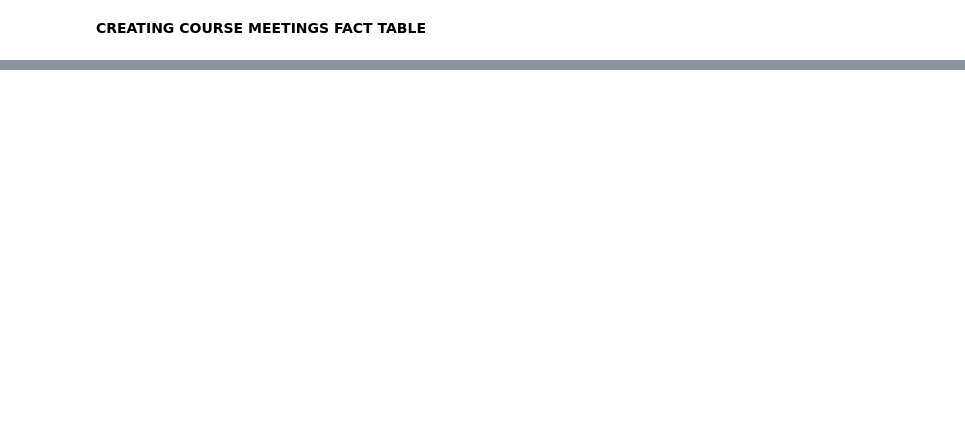
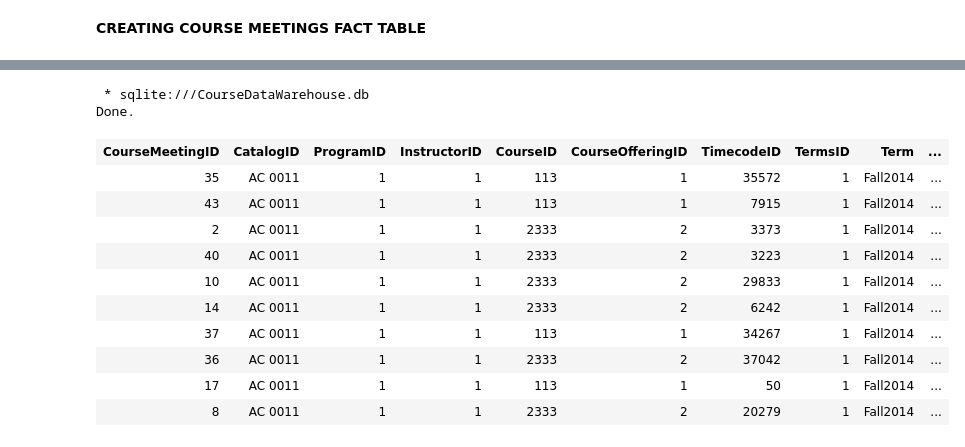
Before and after one commit to fairfield-ba510-spring2020/term-project-teamgamecancelled, a Jupyter notebook: CourseDataWarehouse.ipynb, the cells around one changed output, grey strips where cells are left out. Saved outputs shown, nothing was run; the diff lists cells and outputs as text; code cells hidden in the pictures; blank space fills up the shorter version.

```diff
--- a/CourseDataWarehouse.ipynb
+++ b/CourseDataWarehouse.ipynb
@@ -413,3 +441,24 @@ LIMIT 5;
+# %%
+%%sql
+
+SELECT DISTINCT *
+FROM COURSE_MEETINGS_FACT
+ORDER BY RANDOM()
+LIMIT 10;
+# %% [output]
+ * sqlite:///CourseDataWarehouse.db
+Done.
+| CourseMeetingID | CatalogID | ProgramID | InstructorID | CourseID | CourseOfferingID | TimecodeID | TermsID | Term | ... |
+| 35 | AC 0011 | 1 | 1 | 113 | 1 | 35572 | 1 | Fall2014 | ... |
+| 43 | AC 0011 | 1 | 1 | 113 | 1 | 7915 | 1 | Fall2014 | ... |
+| 2 | AC 0011 | 1 | 1 | 2333 | 2 | 3373 | 1 | Fall2014 | ... |
+| 40 | AC 0011 | 1 | 1 | 2333 | 2 | 3223 | 1 | Fall2014 | ... |
+| 10 | AC 0011 | 1 | 1 | 2333 | 2 | 29833 | 1 | Fall2014 | ... |
+| 14 | AC 0011 | 1 | 1 | 2333 | 2 | 6242 | 1 | Fall2014 | ... |
+| 37 | AC 0011 | 1 | 1 | 113 | 1 | 34267 | 1 | Fall2014 | ... |
+| 36 | AC 0011 | 1 | 1 | 2333 | 2 | 37042 | 1 | Fall2014 | ... |
+| 17 | AC 0011 | 1 | 1 | 113 | 1 | 50 | 1 | Fall2014 | ... |
+| 8 | AC 0011 | 1 | 1 | 2333 | 2 | 20279 | 1 | Fall2014 | ... |
 # %%
 %%sql
 vacuum;
```
Also changed, not shown: parts of 15 cells of this notebook, 5 other files.
